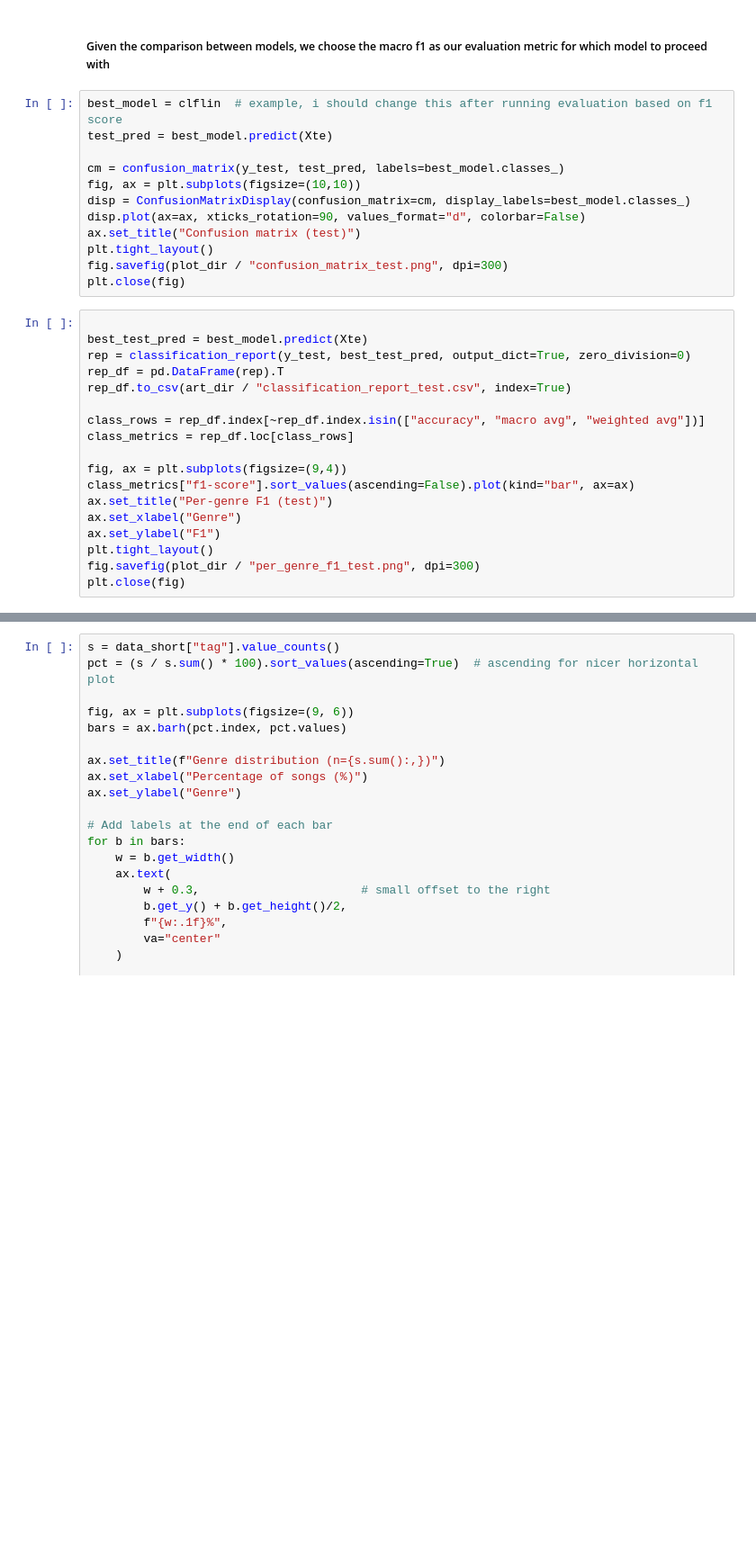
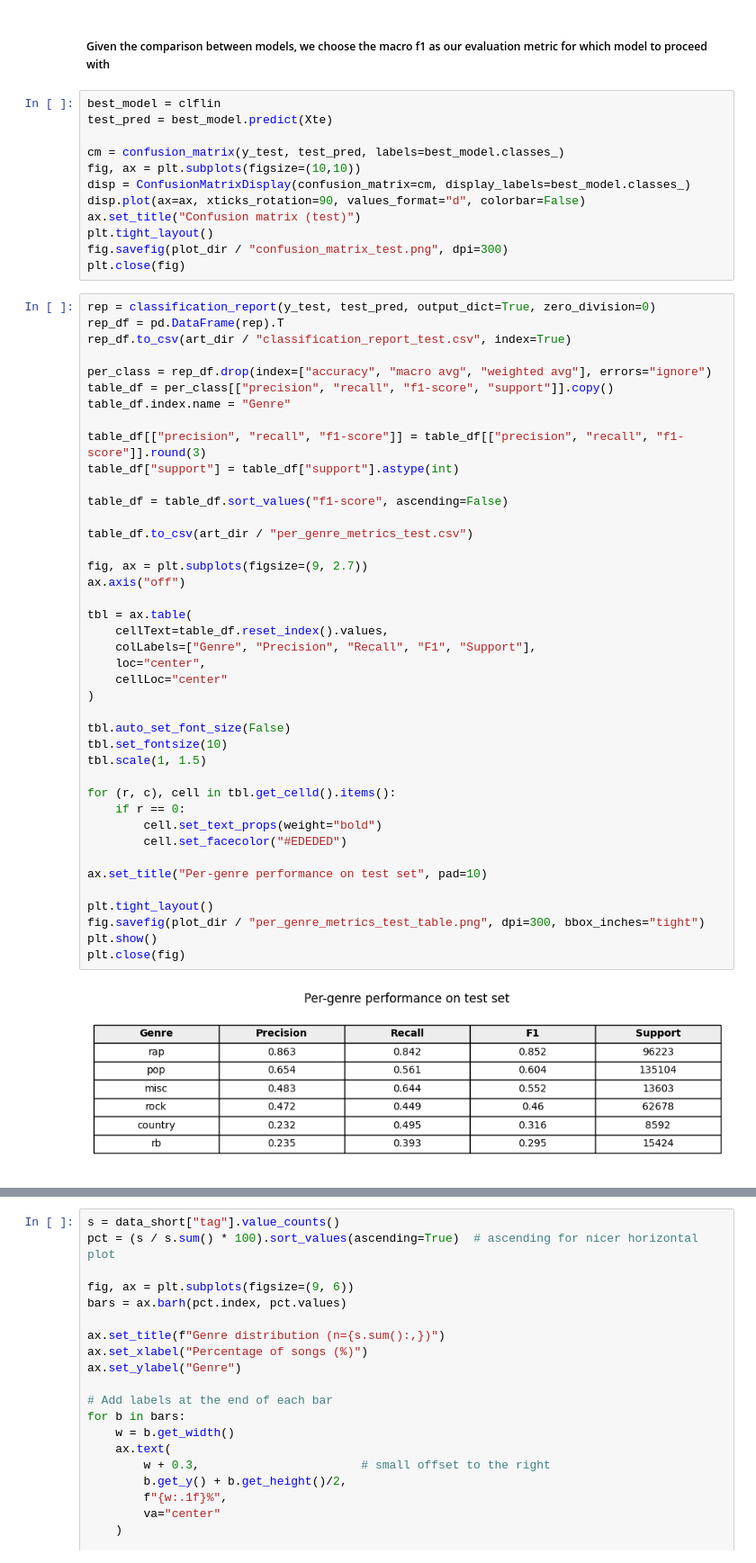
Before and after one commit to madsmikkelsen1607/NLP-Project-CogSci, a Jupyter notebook: src/project.ipynb, the cells around one changed output, grey strips where cells are left out. Shown at 90% size. Cells and saved outputs as stored; diff of their text form; blank space fills up the shorter version.

```diff
--- a/src/project.ipynb
+++ b/src/project.ipynb
@@ -370,7 +452,7 @@ plt.close(fig)
 # %% [markdown]
 ##### Given the comparison between models, we choose the macro f1 as our evaluation metric for which model to proceed with
 # %%
-best_model = clflin  # example, i should change this after running evaluation based on f1 score
+best_model = clflin
 test_pred = best_model.predict(Xte)
 
 cm = confusion_matrix(y_test, test_pred, labels=best_model.classes_)
@@ -382,20 +464,45 @@ plt.tight_layout()
 fig.savefig(plot_dir / "confusion_matrix_test.png", dpi=300)
 plt.close(fig)
 # %%
-
-best_test_pred = best_model.predict(Xte)
-rep = classification_report(y_test, best_test_pred, output_dict=True, zero_division=0)
+rep = classification_report(y_test, test_pred, output_dict=True, zero_division=0)
 rep_df = pd.DataFrame(rep).T
 rep_df.to_csv(art_dir / "classification_report_test.csv", index=True)
 
-class_rows = rep_df.index[~rep_df.index.isin(["accuracy", "macro avg", "weighted avg"])]
-class_metrics = rep_df.loc[class_rows]
+per_class = rep_df.drop(index=["accuracy", "macro avg", "weighted avg"], errors="ignore")
+table_df = per_class[["precision", "recall", "f1-score", "support"]].copy()
+table_df.index.name = "Genre"
 
-fig, ax = plt.subplots(figsize=(9,4))
-class_metrics["f1-score"].sort_values(ascending=False).plot(kind="bar", ax=ax)
-ax.set_title("Per-genre F1 (test)")
-ax.set_xlabel("Genre")
-ax.set_ylabel("F1")
+table_df[["precision", "recall", "f1-score"]] = table_df[["precision", "recall", "f1-score"]].round(3)
+table_df["support"] = table_df["support"].astype(int)
+
+table_df = table_df.sort_values("f1-score", ascending=False)
+
+table_df.to_csv(art_dir / "per_genre_metrics_test.csv")
+
+fig, ax = plt.subplots(figsize=(9, 2.7))
+ax.axis("off")
+
+tbl = ax.table(
+    cellText=table_df.reset_index().values,
+    colLabels=["Genre", "Precision", "Recall", "F1", "Support"],
+    loc="center",
+    cellLoc="center"
+)
+
+tbl.auto_set_font_size(False)
+tbl.set_fontsize(10)
+tbl.scale(1, 1.5)
+
+for (r, c), cell in tbl.get_celld().items():
+    if r == 0:
+        cell.set_text_props(weight="bold")
+        cell.set_facecolor("#EDEDED")
+
+ax.set_title("Per-genre performance on test set", pad=10)
+
 plt.tight_layout()
-fig.savefig(plot_dir / "per_genre_f1_test.png", dpi=300)
+fig.savefig(plot_dir / "per_genre_metrics_test_table.png", dpi=300, bbox_inches="tight")
+plt.show()
 plt.close(fig)
+# %% [output]
+[figure, added]
```
Also changed, not shown: parts of 20 cells of this notebook, 11 other files.
